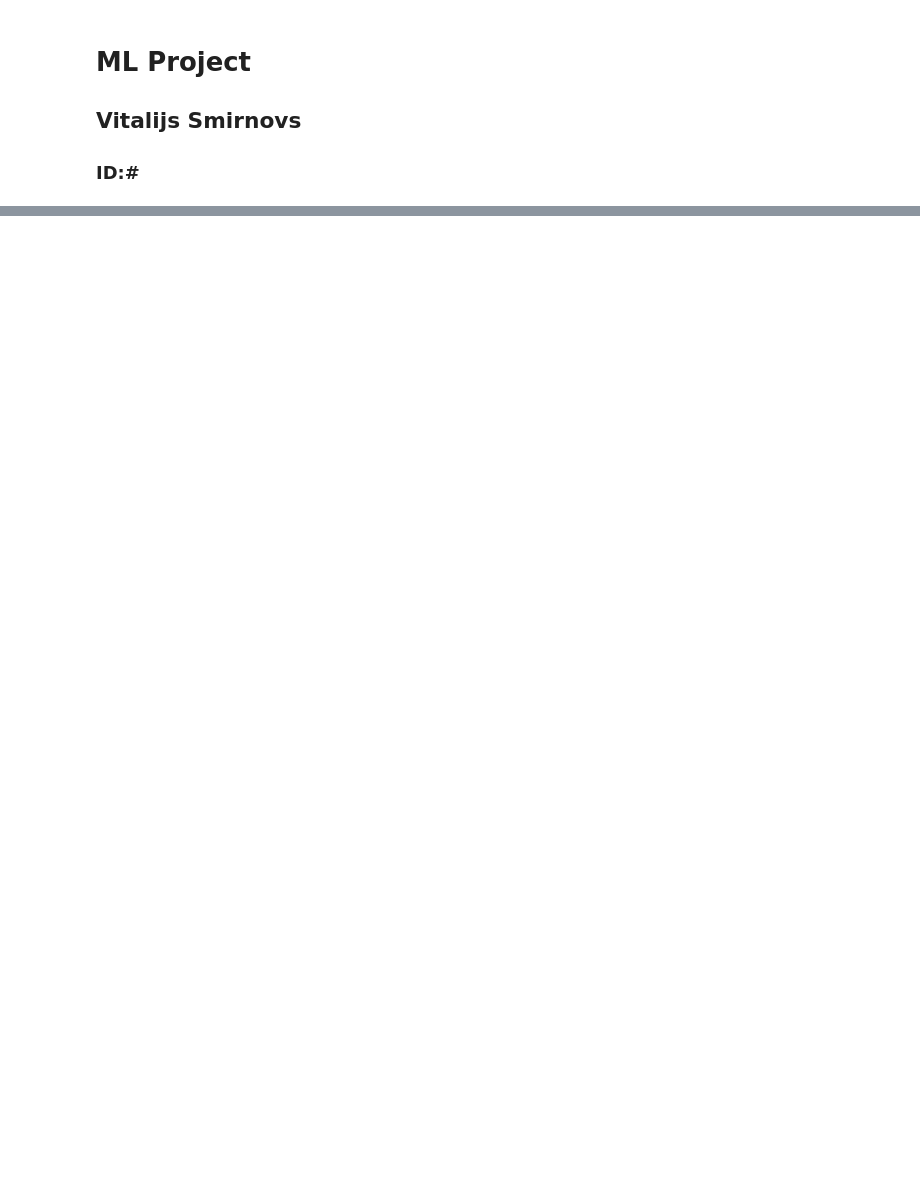
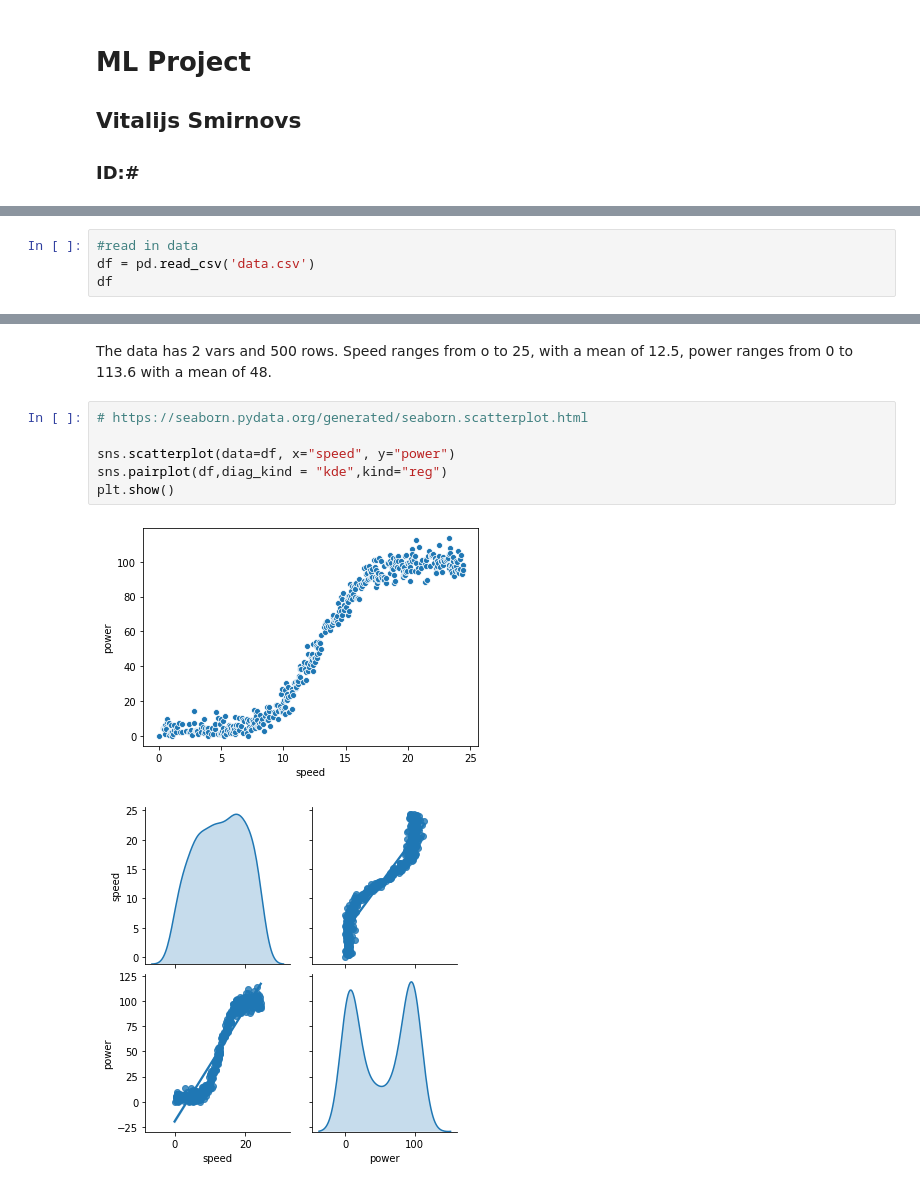
Before and after one commit to Vitalismirnov/ML_Project, a Jupyter notebook: ML_Project.ipynb, the cells around one changed output, grey strips where cells are left out. Cells and saved outputs as stored; diff of their text form; blank space fills up the shorter version.

```diff
--- a/ML_Project.ipynb
+++ b/ML_Project.ipynb
@@ -17,0 +21,4 @@ import statsmodels.formula.api as smf
+# %%
+#read in data
+df = pd.read_csv('data.csv')
+df
@@ -17,0 +51,11 @@ import statsmodels.formula.api as smf
+# %% [markdown]
+The data has 2 vars and 500 rows. Speed ranges from o to 25, with a mean of 12.5, power ranges from 0 to 113.6 with a mean of 48.
+# %%
+# https://seaborn.pydata.org/generated/seaborn.scatterplot.html
+
+sns.scatterplot(data=df, x="speed", y="power")
+sns.pairplot(df,diag_kind = "kde",kind="reg")
+plt.show()
+# %% [output]
+[figure, added]
+[figure, added]
```
Also changed, not shown: parts of 13 cells of this notebook.
